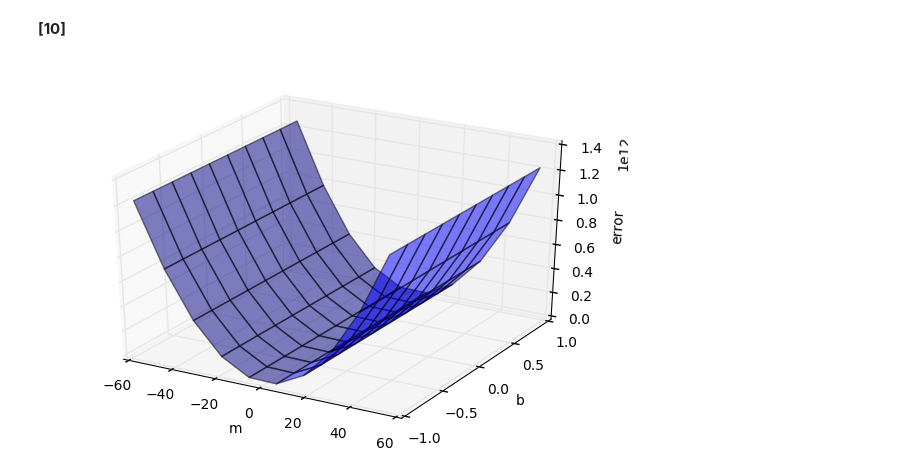
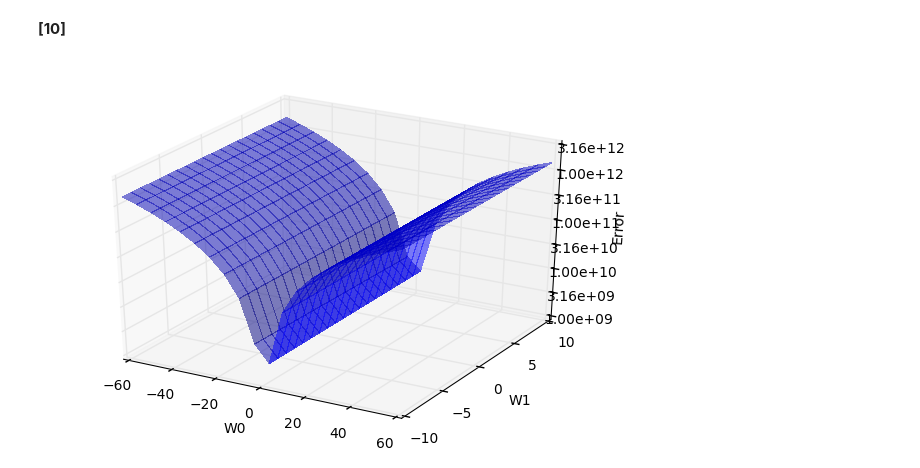
Before and after one commit to EvdokimovN/S7DataScience, a Jupyter notebook: S7DataScience.ipynb, the cells around one changed output. Cells and saved outputs as stored; diff of their text form; code cells hidden in the pictures.

Commit message:
Improve 3D plotting

```diff
--- a/S7DataScience.ipynb
+++ b/S7DataScience.ipynb
@@ -231,48 +233,51 @@ plt.show()
 # %% [markdown]
 **[10]**
 # %%
-import numpy as np
-from mpl_toolkits.mplot3d import Axes3D
-import matplotlib.pyplot as plt
-import collections
 
-def error(m, b, points):
+
+def errorT(m, b, points):
     totalError = 0
     for i in range(0, len(points)):
         totalError += (points[i].y - (m * points[i].x + b)) ** 2
     return totalError
 
 
 # Set x and y variables
 x = df[weight_column_index]
 y = df[height_column_index]
 
 # Named collection but I don't think I need it
 Point = collections.namedtuple('Point', ['x', 'y'])
 
 
 
 # Create point list
 points = [Point(xp, yp) for xp,yp in zip(x, y)]
 
 fig = plt.figure()
 ax = fig.gca(projection='3d')
 
-w0s = np.linspace(-55, 55, 10)
-w1s = np.linspace(-1, 1, 10)
+w0s = np.linspace(-60, 60, 20)
+w1s = np.linspace(-10, 10, 20)
 
-M, B = np.meshgrid(w0s, w1s)
-zs = np.array([error(mp, bp, points)
-               for mp, bp in zip(np.ravel(M), np.ravel(B))])
-Z = zs.reshape(M.shape)
+W0, W1 = np.meshgrid(w0s, w1s)
+zs = np.array([errorT(w0, w1, points)
+               for w0, w1 in zip(np.ravel(W0), np.ravel(W1))])
+Z = np.log10(zs).reshape(W0.shape)
 
 
-ax.plot_surface(M, B, Z, rstride=1, cstride=1, color='b', alpha=0.5)
+ax.plot_surface(W0, W1, Z, rstride=1, cstride=1, color='b', alpha=0.5,
+                       linewidth=0, antialiased=False)
 plt.tight_layout()
-ax.set_xlabel('m')
-ax.set_ylabel('b')
-ax.set_zlabel('error')
+ax.set_xlabel('W0')
+ax.set_ylabel('W1')
+ax.set_zlabel('Error')
+
+def log_tick_formatter(val, pos=None):
+    return "{:.2e}".format(10**val)
+
+ax.zaxis.set_major_formatter(mticker.FuncFormatter(log_tick_formatter))
 
 plt.show()
 # %% [output]
-[figure, old version]
+[figure, new version]
```
Also changed, not shown: parts of 1 cell of this notebook.
